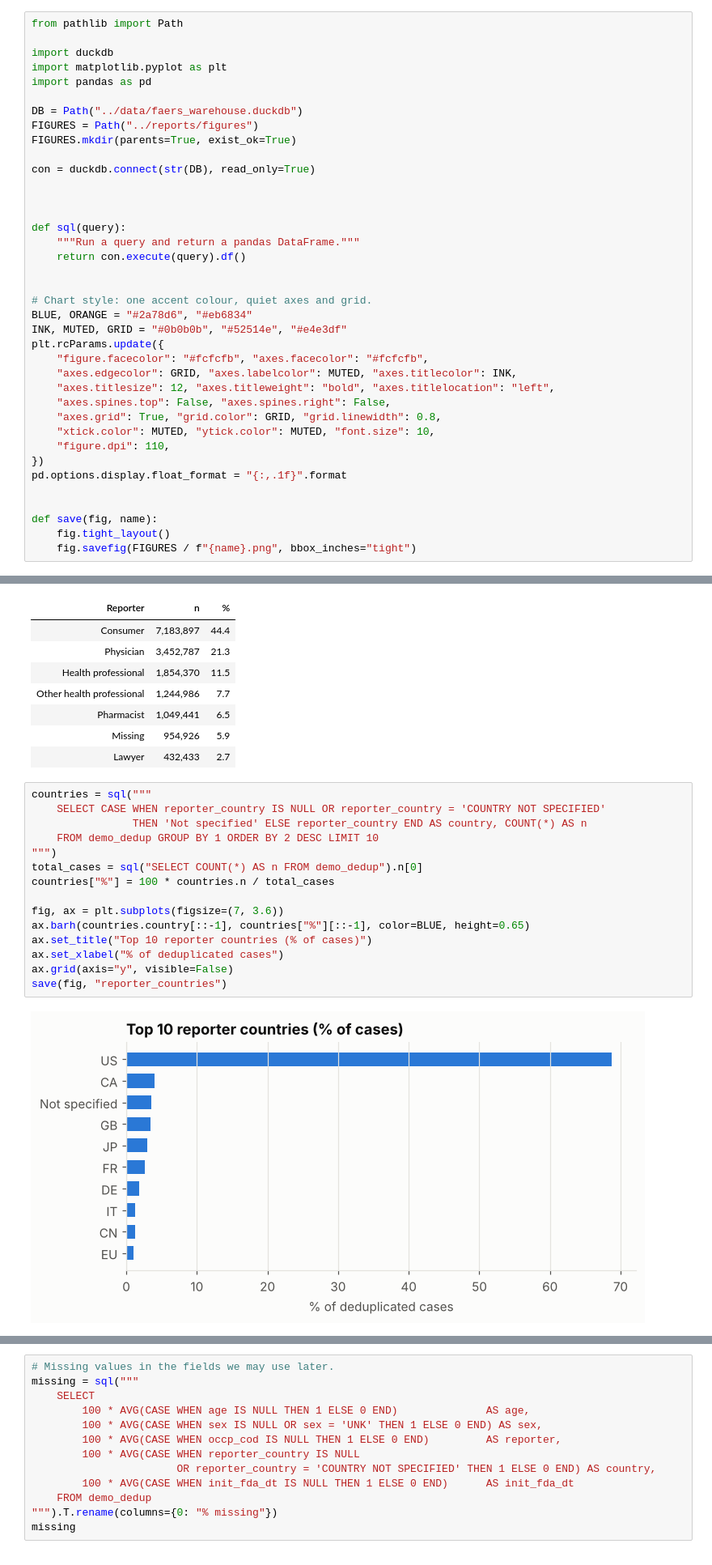
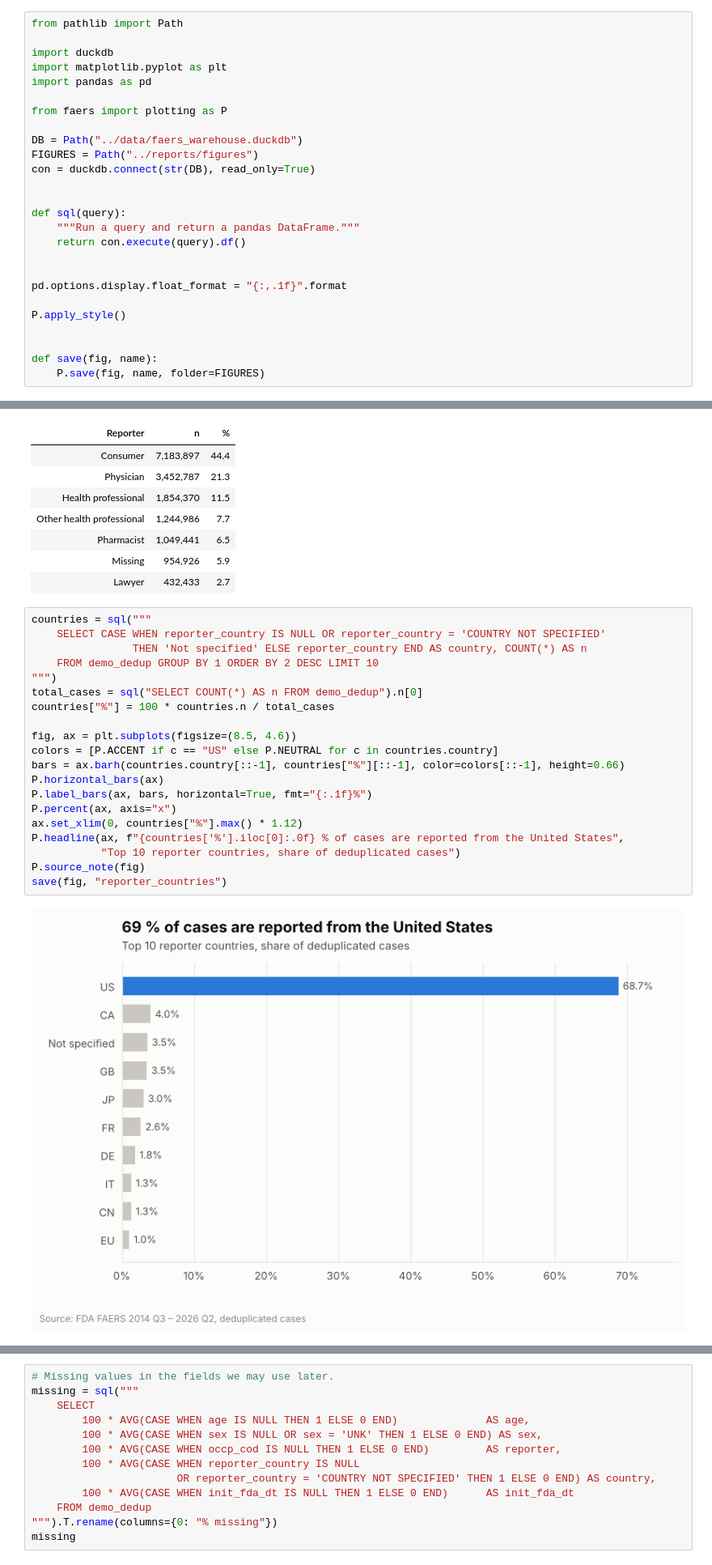
Before and after one commit to joanfortunet/faers-signal-benchmark, a Jupyter notebook: notebooks/01_eda.ipynb, the cells around one changed output, grey strips where cells are left out. Shown at 81% size. Saved outputs shown, nothing was run; the diff lists cells and outputs as text.

```diff
--- a/notebooks/01_eda.ipynb
+++ b/notebooks/01_eda.ipynb
@@ -18,12 +18,11 @@ import duckdb
 import matplotlib.pyplot as plt
 import pandas as pd
 
+from faers import plotting as P
+
 DB = Path("../data/faers_warehouse.duckdb")
 FIGURES = Path("../reports/figures")
-FIGURES.mkdir(parents=True, exist_ok=True)
-
 con = duckdb.connect(str(DB), read_only=True)
-
 
 
 def sql(query):
@@ -31,24 +30,13 @@ def sql(query):
     return con.execute(query).df()
 
 
-# Chart style: one accent colour, quiet axes and grid.
-BLUE, ORANGE = "#2a78d6", "#eb6834"
-INK, MUTED, GRID = "#0b0b0b", "#52514e", "#e4e3df"
-plt.rcParams.update({
-    "figure.facecolor": "#fcfcfb", "axes.facecolor": "#fcfcfb",
-    "axes.edgecolor": GRID, "axes.labelcolor": MUTED, "axes.titlecolor": INK,
-    "axes.titlesize": 12, "axes.titleweight": "bold", "axes.titlelocation": "left",
-    "axes.spines.top": False, "axes.spines.right": False,
-    "axes.grid": True, "grid.color": GRID, "grid.linewidth": 0.8,
-    "xtick.color": MUTED, "ytick.color": MUTED, "font.size": 10,
-    "figure.dpi": 110,
-})
 pd.options.display.float_format = "{:,.1f}".format
+
+P.apply_style()
 
 
 def save(fig, name):
-    fig.tight_layout()
-    fig.savefig(FIGURES / f"{name}.png", bbox_inches="tight")
+    P.save(fig, name, folder=FIGURES)
 # %% [markdown]
 ## 1. How much data, and what the pipeline removed
 # %%
@@ -140,20 +133,25 @@ display(reporter.style.format({"n": "{:,.0f}", "%": "{:.1f}"}).hide(axis="index"
 # %%
 countries = sql("""
     SELECT CASE WHEN reporter_country IS NULL OR reporter_country = 'COUNTRY NOT SPECIFIED'
                 THEN 'Not specified' ELSE reporter_country END AS country, COUNT(*) AS n
     FROM demo_dedup GROUP BY 1 ORDER BY 2 DESC LIMIT 10
 """)
 total_cases = sql("SELECT COUNT(*) AS n FROM demo_dedup").n[0]
 countries["%"] = 100 * countries.n / total_cases
 
-fig, ax = plt.subplots(figsize=(7, 3.6))
-ax.barh(countries.country[::-1], countries["%"][::-1], color=BLUE, height=0.65)
-ax.set_title("Top 10 reporter countries (% of cases)")
-ax.set_xlabel("% of deduplicated cases")
-ax.grid(axis="y", visible=False)
+fig, ax = plt.subplots(figsize=(8.5, 4.6))
+colors = [P.ACCENT if c == "US" else P.NEUTRAL for c in countries.country]
+bars = ax.barh(countries.country[::-1], countries["%"][::-1], color=colors[::-1], height=0.66)
+P.horizontal_bars(ax)
+P.label_bars(ax, bars, horizontal=True, fmt="{:.1f}%")
+P.percent(ax, axis="x")
+ax.set_xlim(0, countries["%"].max() * 1.12)
+P.headline(ax, f"{countries['%'].iloc[0]:.0f} % of cases are reported from the United States",
+           "Top 10 reporter countries, share of deduplicated cases")
+P.source_note(fig)
 save(fig, "reporter_countries")
 # %% [output]
-[figure, old version]
+[figure, new version]
 # %%
 # Age in years: FAERS stores a number plus a unit (age_cod).
 ages = sql("""
```
Also changed, not shown: parts of 6 cells of this notebook, 21 other files.
